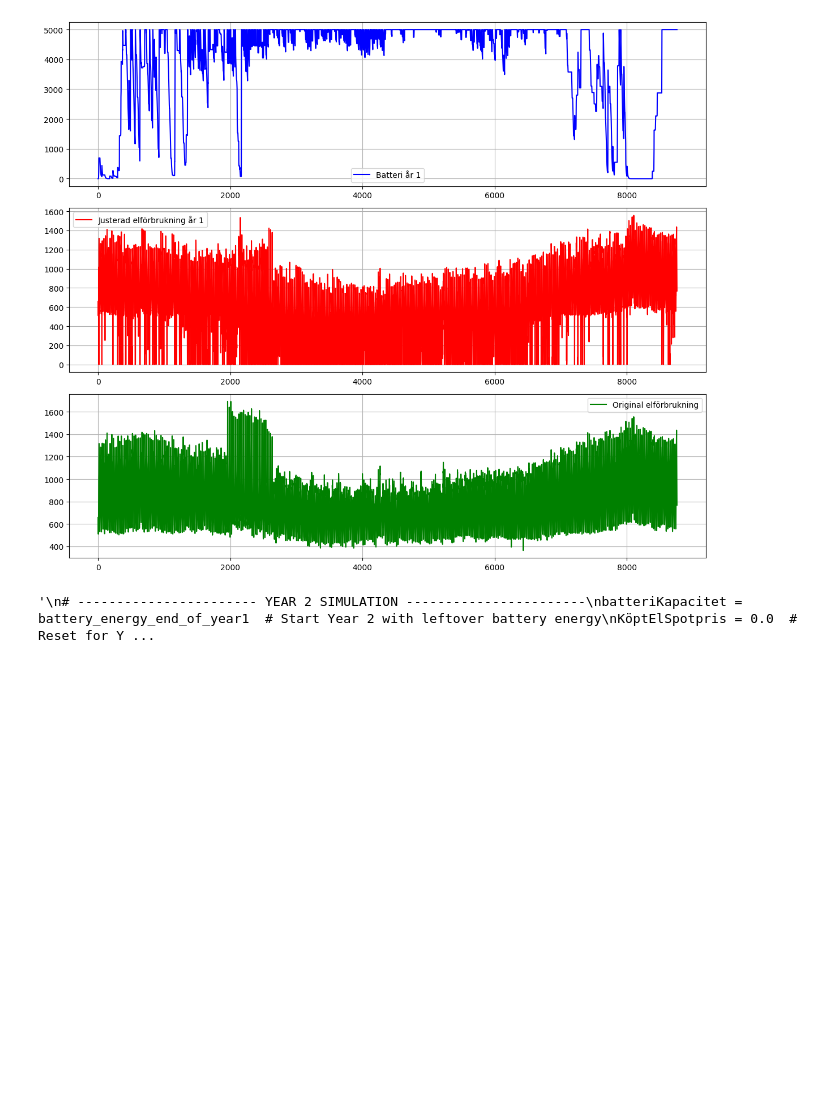
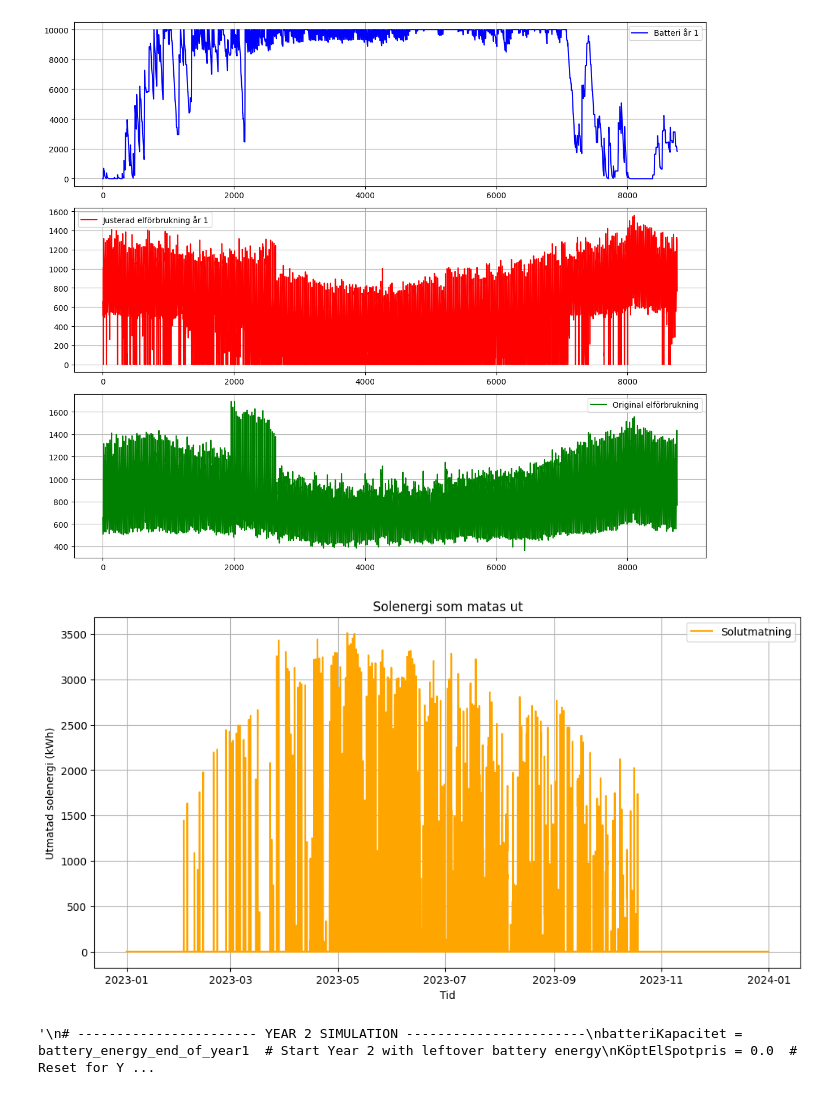
Before and after one commit to Jakobthuresson/Energigemenskaper, a Jupyter notebook: Merge.ipynb, the cells around one changed output. Drawn from its saved outputs; the diff is of its cells as text; code cells hidden in the pictures; blank space fills up the shorter version.

```diff
--- a/Merge.ipynb
+++ b/Merge.ipynb
@@ -65,7 +65,7 @@ print("Original elförbrukning topptimmar: " + top_30_with_index.to_string())
 # ----------------------- YEAR 1 SIMULATION -----------------------
 # Initialize Battery and Costs
 batteriKapacitet = 0.0  # Start with an empty battery
-batteriMaxKapacitet = 5000  # Max battery capacity in kWh
+batteriMaxKapacitet = 10000  # Max battery capacity in kWh
 maxFrånBatteri = 1500
 
 #Variabler som används i if-satser för kontroll av extremvärden av effekttopparna
@@ -73,13 +73,14 @@ maxFrånBatteri = 1500
 
 hög_efterfrågan_gräns = 1480
 
-medelhög_efterfrågan_gräns = 1400
+medelhög_efterfrågan_gräns = 1380
 
 # Lists to store values for plotting
 elförbrukning = []  # Adjusted electricity consumption for Year 1
 battery_values = []  # Battery energy over time
 original_consumption = ABKEl["ABKEl"].tolist()
 köptaTimmar = []  # Lista för köpta spotpriser och tid
+solutmatning = [] # lista för att hålla koll på utmatad sol
 
 
 for tid, sol, abk, spot in zip(Spotpris.index, Sol, ABK_list, Spot_list):
@@ -87,50 +88,65 @@ for tid, sol, abk, spot in zip(Spotpris.index, Sol, ABK_list, Spot_list):
 
 
     if diff < 0:
+        # hålla koll på solen som inte får plats i batteri som måste matas ut
+        solutmatning.append((tid, batteriKapacitet - diff - batteriMaxKapacitet if batteriKapacitet - diff >= batteriMaxKapacitet else 0 ))
+
+
         # Om solproduktionen är större än förbrukningen, ladda batteriet istället för att spara negativa värden
         batteriKapacitet = min(batteriKapacitet - diff, batteriMaxKapacitet)  # -diff eftersom diff är negativ
         elförbrukning.append(0)  # Vi behöver inte köpa el
         köptaTimmar.append((tid,0))
+
     else:
         # Dynamisk justering av kapningsfaktor beroende på efterfrågan
         if diff > hög_efterfrågan_gräns:  # Om efterfrågan är extremt hög
-            faktor = 0.35  # Aggressiv kapning vid extrema toppar
+            faktor = 0.3  # Aggressiv kapning vid extrema toppar
         elif diff > medelhög_efterfrågan_gräns:  # Om efterfrågan är måttligt hög
-            faktor = 0.15  # Medelhög kapning
+            faktor = 0.1  # Medelhög kapning
         else:  # Om efterfrågan är låg
             faktor = 0.1  # Mjukare kapning vid normal efterfrågan
 
         if diff >= hög_efterfrågan_gräns:
+            # mycket hög efterfrågan på el, stor diff och nu vill vi ta el från batteriet
             energiFrånBatteri = min(batteriKapacitet * faktor, diff * faktor, maxFrånBatteri)
             batteriKapacitet -= energiFrånBatteri
             köpt_el = max(0, abk - energiFrånBatteri)
             elförbrukning.append(köpt_el)
             köptaTimmar.append((tid, spot if köpt_el > 0 else 0))
+            solutmatning.append((tid, 0))
         else:
             if spot <= 35 and sol > 0:
+                #lågt spotpris och nu vill vi lagra
                 if batteriKapacitet + sol >= 5000:
+                    #batteriet blir fullt med vår produktion
                     solÖver = (batteriKapacitet + sol) - 5000
                     batteriKapacitet = min(batteriKapacitet + sol, batteriMaxKapacitet)
                     elförbrukning.append(max(0, abk-solÖver))
                     köptaTimmar.append((tid,spot))
+                    solutmatning.append((tid, 0))
                 else:
                     batteriKapacitet = min(batteriKapacitet + sol, batteriMaxKapacitet)
                     elförbrukning.append(abk)
                     köptaTimmar.append((tid, spot))
+                    solutmatning.append((tid, 0))
 
-            elif 35 < spot < 100 and sol > 0:
+            elif 35 < spot < 51.51 and sol > 0:
+                #pris mellan våra värden, då lagrar vi inte utan köper in diffen
                 elförbrukning.append(diff)
                 köptaTimmar.append((tid, spot))
-            elif spot >= 100:
+                solutmatning.append((tid, 0))
+            elif spot >= 51.51:
                 energiFrånBatteri = min(batteriKapacitet * faktor, diff * faktor, maxFrånBatteri)
                 batteriKapacitet -= energiFrånBatteri
                 köpt_el = max(0, diff - energiFrånBatteri)
                 elförbrukning.append(köpt_el)
                 köptaTimmar.append((tid, spot if köpt_el > 0 else 0))
+                solutmatning.append((tid, 0))
 
             else:
                 elförbrukning.append(abk)
                 köptaTimmar.append((tid, spot))
+                solutmatning.append((tid, 0))
 
     '''
     # 📌 Lägg till denna kontroll efter att batterikapaciteten uppdaterats
@@ -153,16 +169,20 @@ top_30_times = Spotpris.index[top_30_indices]
 # Hämta de 30 största elförbrukningsvärdena
 top_30_values = elförbrukning_array[top_30_indices]
 
-# Sortera topp 30 i fallande ordning och behåll index
-sorted_pairs = sorted(zip(top_30_values, top_30_times), reverse=True)
+# Hämta motsvarande Excel-rader från originaldata
+top_30_excel_rows = top_30_indices + 8  # +2 för att matcha Excel-raden korrekt
 
-# Skriv ut de 30 högsta värdena tillsammans med originaltimmarna
+# Skapa en lista med de rätta raderna i elförbrukningsdatan
+top_30_data = list(zip(top_30_values, top_30_times, top_30_excel_rows))
+
+# Sortera endast efter elförbrukning men behåll rätt Excel-rad
+sorted_top_30 = sorted(top_30_data, key=lambda x: x[0], reverse=True)
+
+# Skriv ut de 30 högsta värdena med rätt Excel-rad från elförbrukning
 print("De 30 högsta elförbrukningsvärdena och deras timmar i Excel-filen:")
 
-for i, (value, original_time) in enumerate(sorted_pairs):
-    excel_rad = i + 8  # +8 för rubrikrad och 1-baserade index, och +1 för att börja från 1
-    print(f"{i+1}. Timme {original_time}  - Förbrukning: {value} (Excel rad: {excel_rad})")
-
+for i, (value, original_time, excel_row) in enumerate(sorted_top_30):
+    print(f"{i+1}. Timme {original_time}  - Förbrukning: {value} (Excel rad: {excel_row})")
 
 
 '''
@@ -252,6 +272,24 @@ for a in ax:
 plt.tight_layout()
 plt.show()
 
+# Extrahera tid och värden från solutmatning-listan
+solutmatning_tid = [tid for tid, värde in solutmatning]
+solutmatning_värde = [värde for tid, värde in solutmatning]
+
+# Skapa en figur och plotta
+plt.figure(figsize=(12, 6))
+plt.plot(solutmatning_tid, solutmatning_värde, label="Solutmatning", color="orange")
+
+# Anpassa grafen
+plt.xlabel("Tid")
+plt.ylabel("Utmatad solenergi (kWh)")
+plt.title("Solenergi som matas ut")
+plt.legend()
+plt.grid(True)
+
+# Visa grafen
+plt.show()
+
 '''
 # ----------------------- YEAR 2 SIMULATION -----------------------
 batteriKapacitet = battery_energy_end_of_year1  # Start Year 2 with leftover battery energy
@@ -332,2 +370,3 @@ Justerad elkostnad simulering: 8540876.448151194
-[figure, old version]
+[figure, new version]
+[figure, added]
 '\n# ----------------------- YEAR 2 SIMULATION -----------------------\nbatteriKapacitet = battery_energy_end_of_year1  # Start Year 2 with leftover battery energy\nKöptElSpotpris = 0.0  # Reset for Y ...
```
Also changed, not shown: parts of 1 cell of this notebook.
